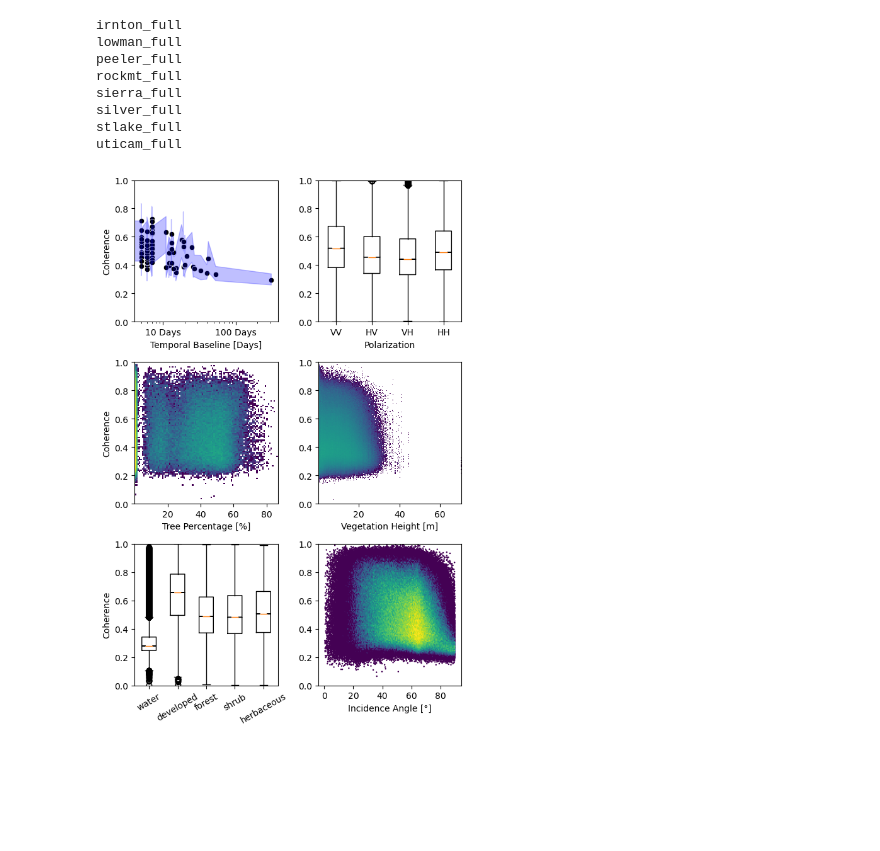
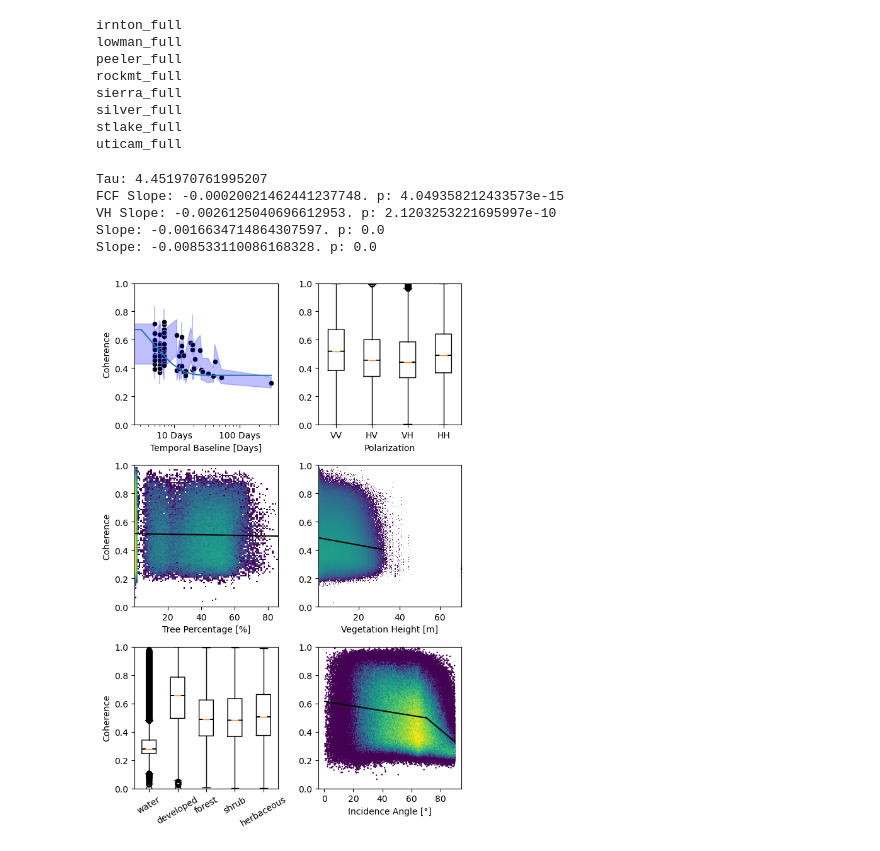
Before and after one commit to ZachHoppinen/uavsar-coherence, a Jupyter notebook: src/compare/non-snow-factors.ipynb, the cells around one changed output. Cells and saved outputs as stored; diff of their text form; code cells hidden in the pictures; blank space fills up the shorter version.

```diff
--- a/src/compare/non-snow-factors.ipynb
+++ b/src/compare/non-snow-factors.ipynb
@@ -16,6 +18,9 @@ sys.path.append('../funcs')
 from taus import decorrelation_temporal_model, fit_coh_decay_model
 # %%
 dss = {fp.stem: xr.open_dataset(fp) for fp in sorted(list(Path('/Users/rdcrlzh1/Documents/uavsar-coherence/uavsar').glob('*.nc')))}
+
+home_dir = Path('/Users/rdcrlzh1/Documents/uavsar-coherence')
+fig_dir = home_dir.joinpath('figures', 'non-snow')
 # %%
 # index=pd.MultiIndex(levels=[[], []], labels=[[], []], names=['subj_id', 'org_clip']),
                 #   columns=['predicted_y', 'actual_y', 'predicted_full', 'actual_full'])
@@ -107,8 +112,17 @@ ax = axes.ravel()[0]
 sns.scatterplot(data = res.loc[idx[:,:,pol]], x = 'days', y = '50', ax = ax, color = 'black') #, hue = 'site'
 res = res.sort_values('dt')
 x = res.loc[idx[:,:,pol]].days.values
+y = res.loc[idx[:,:,pol]]['50'].values.astype(float)
 y_bot, y_top = (res.loc[idx[:,:,pol]]['25'].values).astype(float), (res.loc[idx[:,:,pol]]['75'].values).astype(float)
 ax.fill_between(x, y_bot, y_top, alpha = 0.25, color = 'blue')
+
+# fit exponential model
+x, y = x[(~np.isnan(x)) & (~np.isnan(y))], y[(~np.isnan(x)) & (~np.isnan(y))]
+ginf, tau, _ = fit_coh_decay_model(y, x, 4, [[0, 1], [1, 10]], 1, 1, gamma_inf_guess=0.2)
+xs = np.linspace(0, np.nanmax(x), 100)
+ax.plot(xs, decorrelation_temporal_model(xs, ginf, tau))
+print(f'Tau: {tau}')
+
 ax.set_xscale('log')
 ax.set_xticks([10, 100], ['10 Days', '100 Days'])
 ax.set_xlabel('Temporal Baseline [Days]')
@@ -119,36 +133,75 @@ ax.boxplot(pol_cor.values(), notch = True)
 ax.set_xticks(np.arange(1, 5, 1), pol_cor.keys())
 ax.set_xlabel('Polarization')
 
+
 # tree height
 ax = axes.ravel()[2]
 # a little jitter to reduce lines on this plot
 ax.hist2d(x = trees[0][::1000] + np.random.random(len(trees[0][::1000])), y = trees[1][::1000], bins = 100, norm = mpl.colors.LogNorm())
 ax.set_xlabel('Tree Percentage [%]')
+x = trees[0][::1000]
+y = trees[1][::1000]
+lm = linregress(x = x, y = y)
+xs = np.linspace(np.min(x), np.max(x), 100)
+ys = lm.slope * xs + lm.intercept
+ax.plot(xs, ys, color = 'black')
+print(f'FCF Slope: {lm.slope}. p: {lm.pvalue}')
+
 
 # vegetation height
 ax = axes.ravel()[3]
 ax.hist2d(x = vh[0], y = vh[1], bins = 200, norm = mpl.colors.LogNorm())
 ax.set_xlabel('Vegetation Height [m]')
+x = vh[0][::1000]
+y = vh[1][::1000]
+lm = linregress(x = x, y = y)
+xs = np.linspace(np.min(x), np.max(x), 100)
+ys = lm.slope * xs + lm.intercept
+ax.plot(xs, ys, color = 'black')
+print(f'VH Slope: {lm.slope}. p: {lm.pvalue}')
 
 # landcover
 ax = axes.ravel()[4]
 ax.boxplot(lc.values(), notch = True)
 ax.set_xticks(np.arange(1, len(lc)+1, 1), lc.keys(), rotation = 30)
 ax.set_xlabel('') # Land Cover
 
 # incidence angle
 ax = axes.ravel()[5]
 # ax.hist2d(x = np.rad2deg(inc[0][::100]), y = inc[1][::100], bins = 100, range = [[0,90], [0, 1]], norm=mpl.colors.LogNorm())
 ax.hexbin(x = np.rad2deg(inc[0][::100]), y = inc[1][::100], gridsize = 200, norm = mpl.colors.LogNorm(vmin = 10, vmax = 100))#, range = [[0,90], [0, 1]])#, norm=mpl.colors.LogNorm())
 ax.set_xlabel('Incidence Angle [°]')
+x = np.rad2deg(inc[0][::100])
+y = inc[1][::100]
+index = (x > 0) & (x < 70)
+x, y = x[index], y[index]
+lm = linregress(x = x, y = y)
+xs = np.linspace(np.min(x), np.max(x), 100)
+ys = lm.slope * xs + lm.intercept
+ax.plot(xs, ys, color = 'black')
+print(f'Slope: {lm.slope}. p: {lm.pvalue}')
+x = np.rad2deg(inc[0][::100])
+y = inc[1][::100]
+index = (x > 70)
+x, y = x[index], y[index]
+lm = linregress(x = x, y = y)
+xs = np.linspace(np.min(x), np.max(x), 100)
+ys = lm.slope * xs + lm.intercept
+ax.plot(xs, ys, color = 'black')
+print(f'Slope: {lm.slope}. p: {lm.pvalue}')
 
 for ax in axes[:, 0]:
     ax.set_ylabel('Coherence')
 
 for ax in axes.ravel():
     ax.set_ylim(0, 1)
 
 plt.tight_layout()
-plt.show()
+plt.savefig(fig_dir.joinpath('non-snow-overall.png'))
 # %% [output]
+Tau: 4.451970761995207
+FCF Slope: -0.00020021462441237748. p: 4.049358212433573e-15
+VH Slope: -0.0026125040696612953. p: 2.1203253221695997e-10
+Slope: -0.0016634714864307597. p: 0.0
+Slope: -0.008533110086168328. p: 0.0
-[figure, old version]
+[figure, new version]
```
Also changed, not shown: parts of 8 cells of this notebook.
